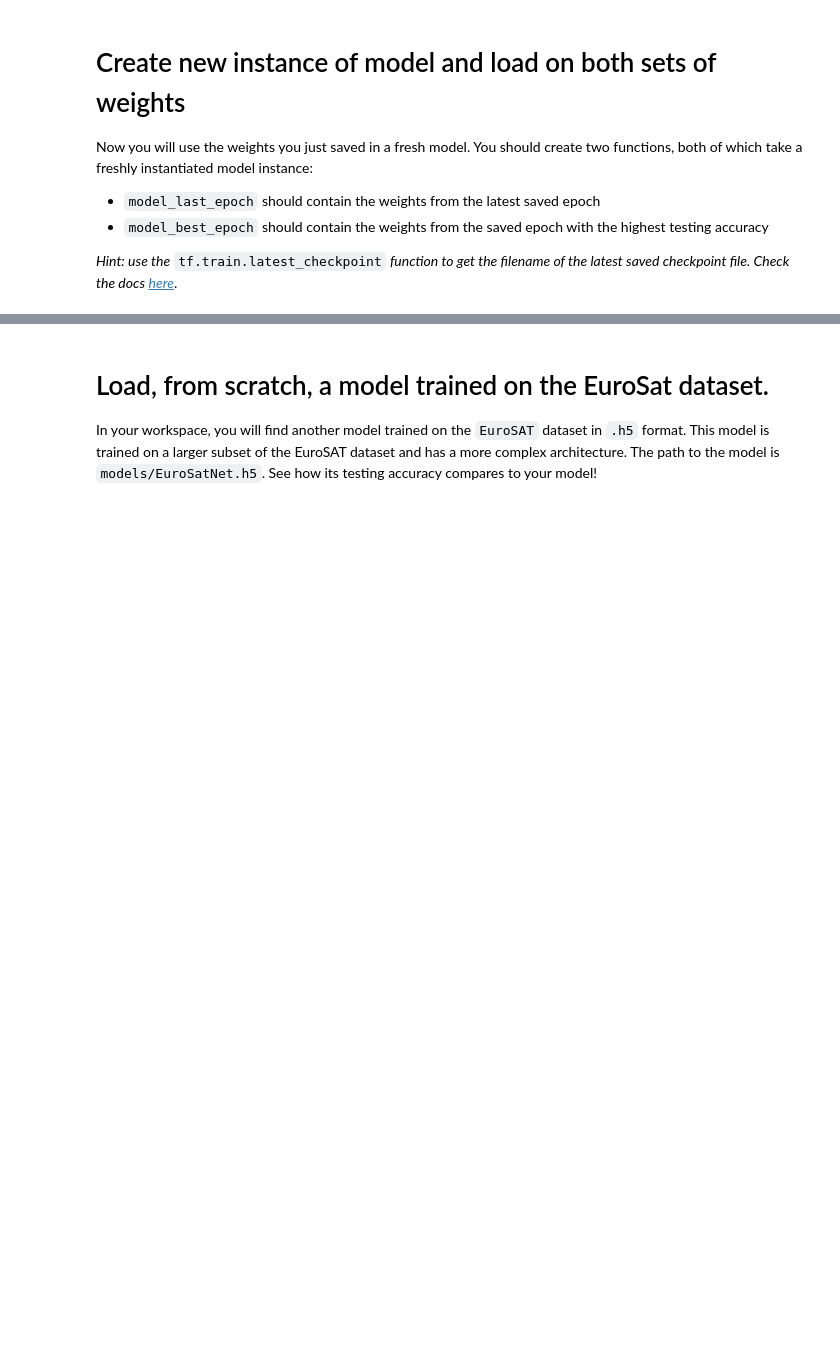
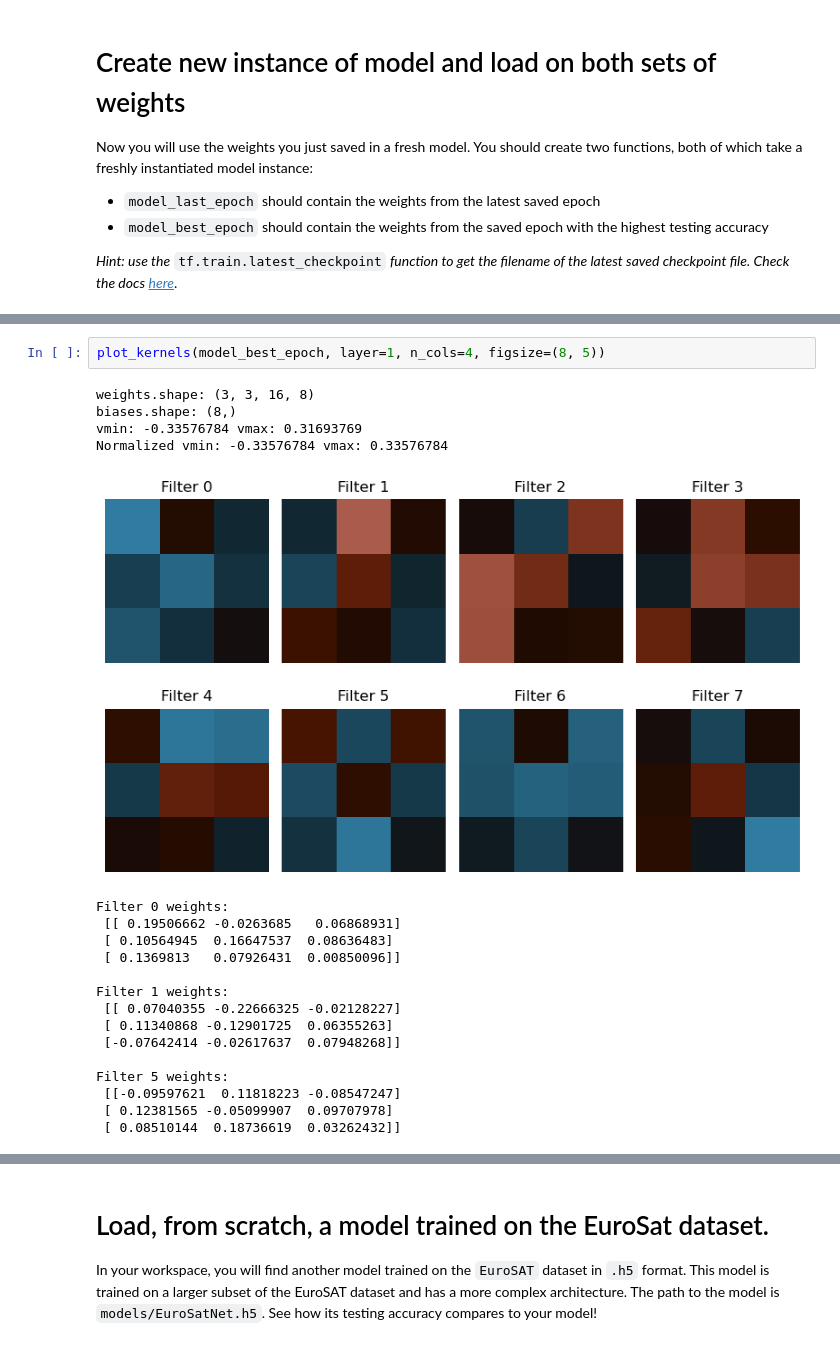
Before and after one commit to heritaco/Coursera, a Jupyter notebook: TensorFlow 2/01 Getting Started/04 Saving and Loading Models/Week_4_Programming_Assignment copy.ipynb, the cells around one changed output, grey strips where cells are left out. Drawn from its saved outputs; the diff is of its cells as text; blank space fills up the shorter version.

```diff
--- a/TensorFlow 2/01 Getting Started/04 Saving and Loading Models/Week_4_Programming_Assignment copy.ipynb
+++ b/TensorFlow 2/01 Getting Started/04 Saving and Loading Models/Week_4_Programming_Assignment copy.ipynb
@@ -513,0 +729,22 @@ get_test_accuracy(model_best_epoch, x_test, y_test)
+# %%
+plot_kernels(model_best_epoch, layer=1, n_cols=4, figsize=(8, 5))
+# %% [output]
+weights.shape: (3, 3, 16, 8)
+biases.shape: (8,)
+vmin: -0.33576784 vmax: 0.31693769
+Normalized vmin: -0.33576784 vmax: 0.33576784
+[figure, added]
+Filter 0 weights:
+ [[ 0.19506662 -0.0263685   0.06868931]
+ [ 0.10564945  0.16647537  0.08636483]
+ [ 0.1369813   0.07926431  0.00850096]]
+
+Filter 1 weights:
+ [[ 0.07040355 -0.22666325 -0.02128227]
+ [ 0.11340868 -0.12901725  0.06355263]
+ [-0.07642414 -0.02617637  0.07948268]]
+
+Filter 5 weights:
+ [[-0.09597621  0.11818223 -0.08547247]
+ [ 0.12381565 -0.05099907  0.09707978]
+ [ 0.08510144  0.18736619  0.03262432]]
```
Also changed, not shown: parts of 37 cells of this notebook, 22 other files.
